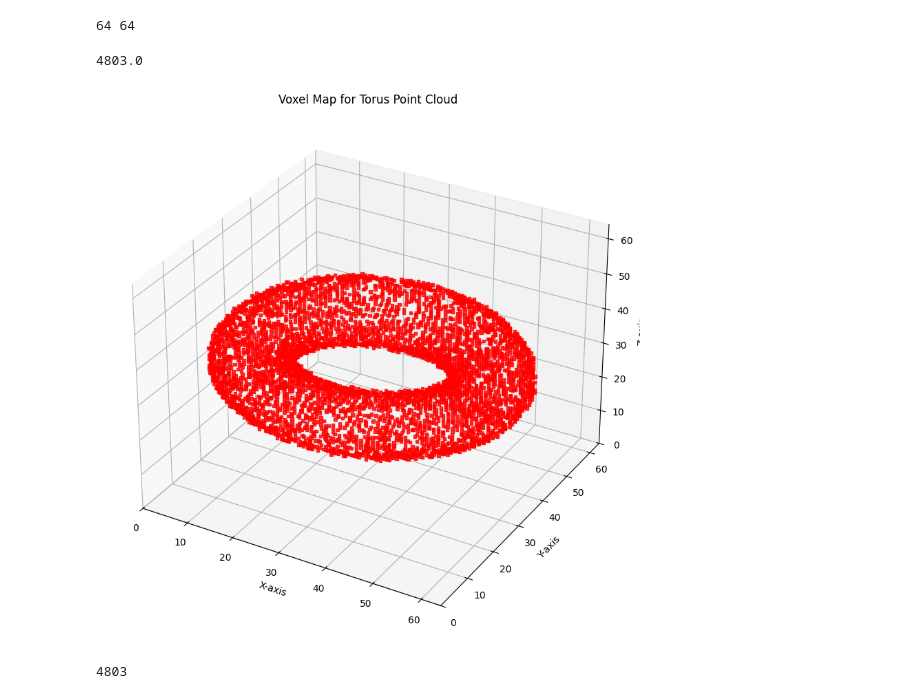
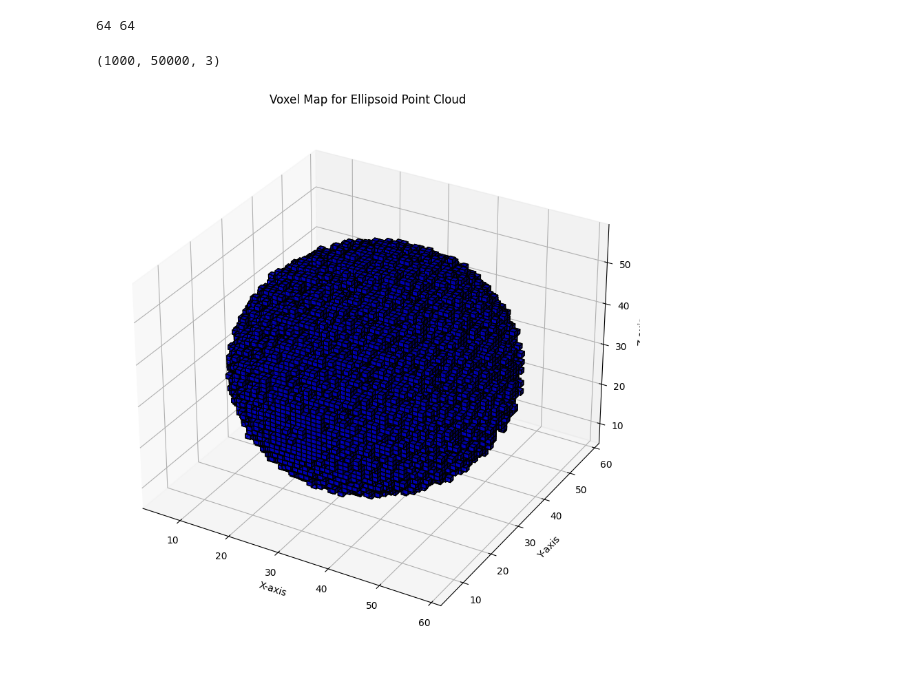
Before and after one commit to XUJIAZHANG2002/3d_generation, a Jupyter notebook: dataset/SimpleShapeDataset/generate_gm_data.ipynb, the cells around one changed output. Saved outputs shown, nothing was run; the diff lists cells and outputs as text; code cells hidden in the pictures.

```diff
--- a/dataset/SimpleShapeDataset/generate_gm_data.ipynb
+++ b/dataset/SimpleShapeDataset/generate_gm_data.ipynb
@@ -232,52 +232,57 @@ one_instance = data[0]  # Get the first instance (index 0)
 pm =  pc_to_pointmap(one_instance, voxel_size=0.125, x_y_z_bounds=[-4, 4])
 # %% [output]
 64 64
-# %%
-np.sum(pm)
-# %% [output]
-4803.0
+# %%
+data.shape
+# %% [output]
+(1000, 50000, 3)
 # %%
 voxel_size = 0.125
 grid_min, grid_max = -4, 4
+
+# Calculate the number of voxels along each axis
+num_voxels = int((grid_max - grid_min) / voxel_size)
+
+# Create a 3D grid of zeros (voxel map)
+voxel_map = np.zeros((num_voxels, num_voxels, num_voxels), dtype=np.uint8)
+shape_type = 'ellipsoid'  # Change this to cube, tetrahedron, or torus as needed
+data = np.load(f'point_cloud/{shape_type}_dataset.npy')
+one_instance = data[0]
+# Pick one instance from the loaded data
+
 
 # Calculate the number of voxels along each axis
 num_voxels = int((grid_max - grid_min) / voxel_size)
 
 # Create a 3D grid of zeros (voxel map)
 voxel_map = np.zeros((num_voxels, num_voxels, num_voxels), dtype=np.uint8)
 
 # Convert point cloud data to voxel indices
 indices = ((one_instance - grid_min) / voxel_size).astype(int)
 
 # Fill the voxels corresponding to the point cloud
 for i, j, k in indices:
     if 0 <= i < num_voxels and 0 <= j < num_voxels and 0 <= k < num_voxels:
         voxel_map[i, j, k] = 1
 
-# Get the coordinates of filled voxels for visualization
-filled_voxels = np.argwhere(voxel_map == 1)
-x, y, z = filled_voxels[:, 0], filled_voxels[:, 1], filled_voxels[:, 2]
+# Adjust grid dimensions to match the voxel map
+x, y, z = np.indices(voxel_map.shape)
 
-# Plot the voxel map
+# Define filled_voxels based on the voxel_map
+filled_voxels = (voxel_map == 1)
+
+# Plot the voxel map using ax.voxels()
 fig = plt.figure(figsize=(10, 10))
 ax = fig.add_subplot(111, projection='3d')
 
-# Scatter plot for filled voxels
-ax.scatter(x, y, z, c='red', marker='s', s=10, alpha=0.8)
+ax.voxels(filled_voxels, facecolors="blue", edgecolors="black", alpha=0.7)
 
-# Set labels and limits
+# Set labels and title
 ax.set_xlabel('X-axis')
 ax.set_ylabel('Y-axis')
 ax.set_zlabel('Z-axis')
-ax.set_xlim(0, num_voxels)
-ax.set_ylim(0, num_voxels)
-ax.set_zlim(0, num_voxels)
 ax.set_title(f'Voxel Map for {shape_type.capitalize()} Point Cloud')
 
 plt.show()
 # %% [output]
-[figure, old version]
+[figure, new version]
-# %%
-np.sum(voxel_map)
-# %% [output]
-4803
```
Also changed, not shown: parts of 6 cells of this notebook.
